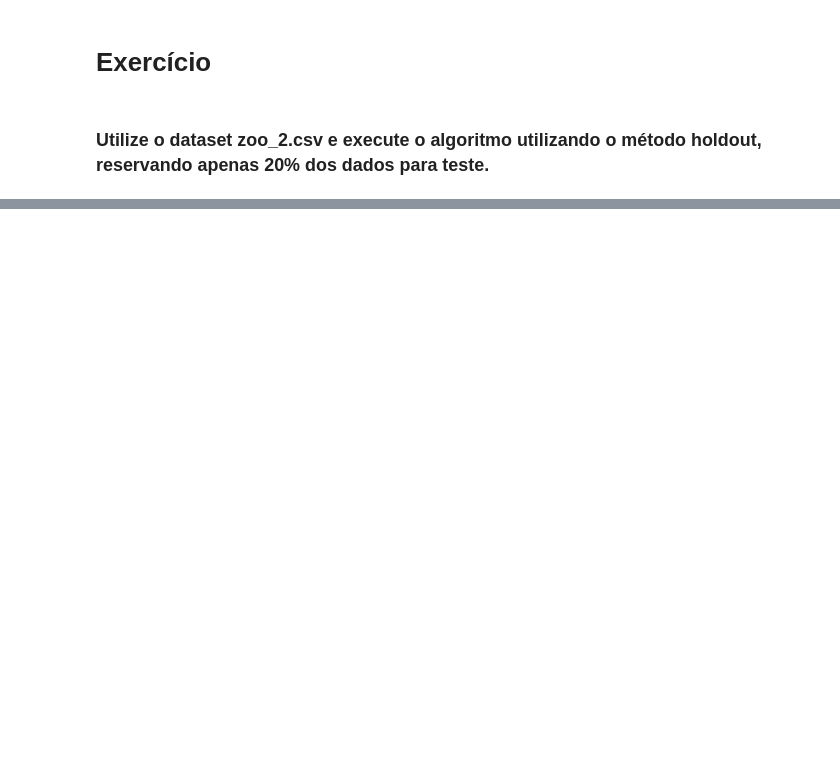
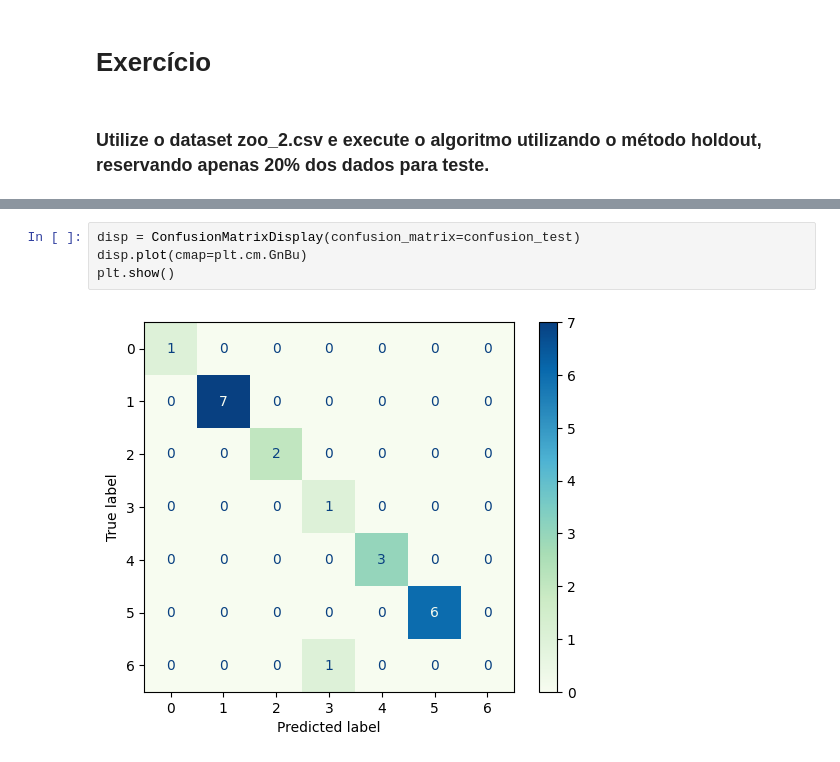
Before and after one commit to srtjazz/gc-python-2024, a Jupyter notebook: aula_14/exercicio_25/exercicio_25.ipynb, the cells around one changed output, grey strips where cells are left out. Drawn from its saved outputs; the diff is of its cells as text; blank space fills up the shorter version.

```diff
--- a/aula_14/exercicio_25/exercicio_25.ipynb
+++ b/aula_14/exercicio_25/exercicio_25.ipynb
@@ -47,0 +55,6 @@ ValueError: Number of labels=80 does not match number of samples=21
+# %%
+disp = ConfusionMatrixDisplay(confusion_matrix=confusion_test)
+disp.plot(cmap=plt.cm.GnBu)
+plt.show()
+# %% [output]
+[figure, added]
```
Also changed, not shown: parts of 11 cells of this notebook.
